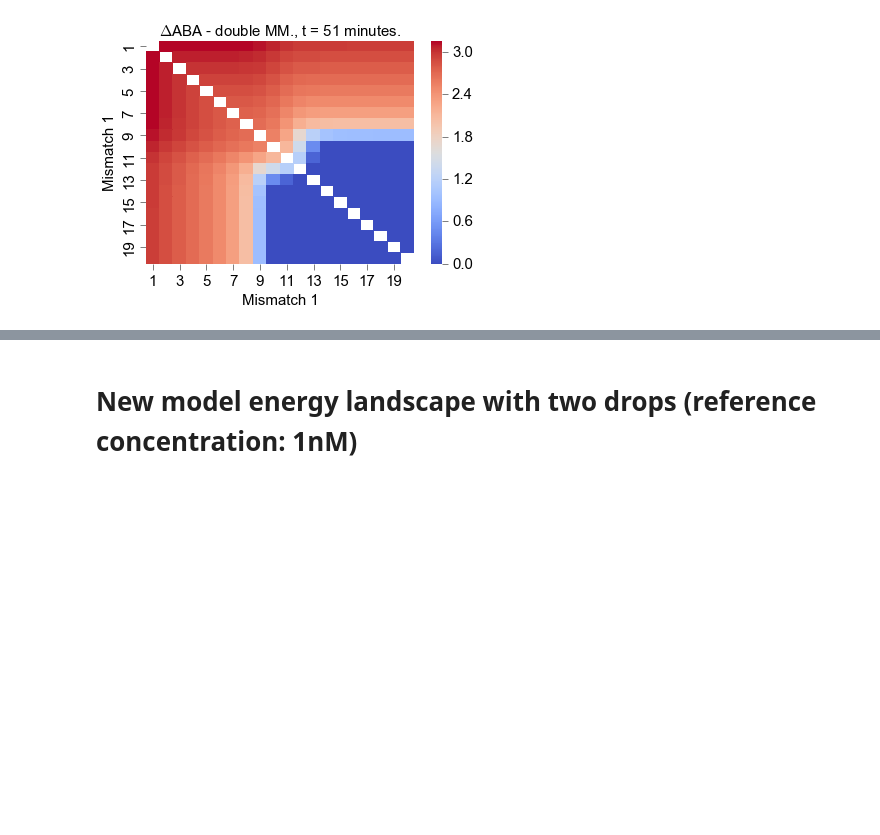
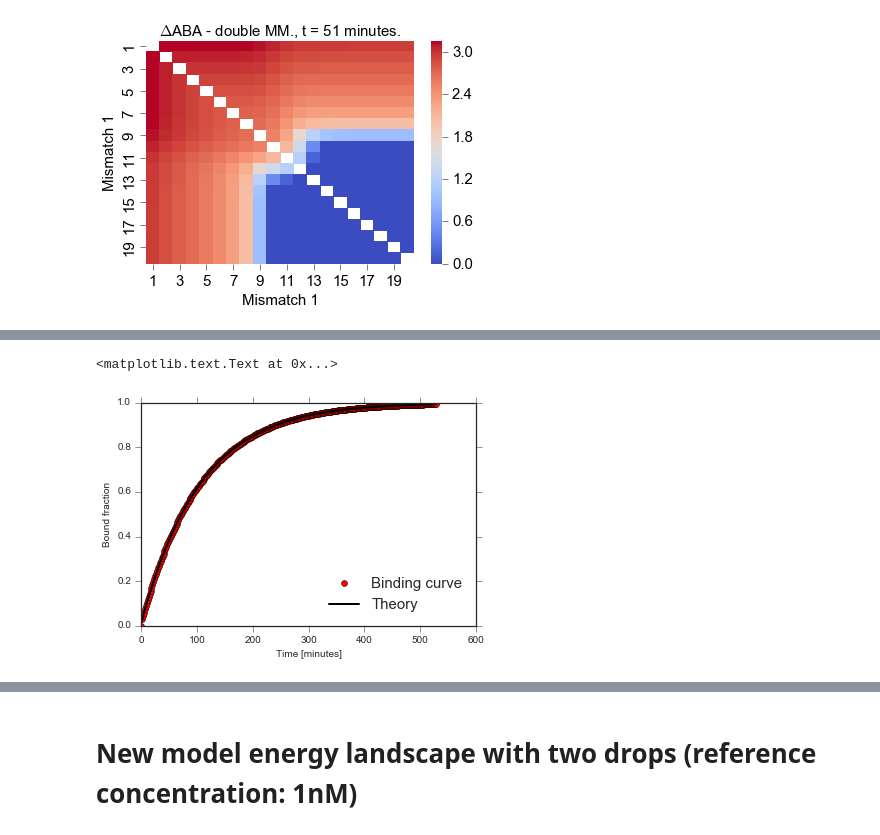
Before and after one commit to martin-depken/Energy-Landscape, a Jupyter notebook: code_ABA_Finkelsteinlab/ABA_toymodel.ipynb, the cells around one changed output, grey strips where cells are left out. Cells and saved outputs as stored; diff of their text form; code cells hidden in the pictures; blank space fills up the shorter version.

```diff
--- a/code_ABA_Finkelsteinlab/ABA_toymodel.ipynb
+++ b/code_ABA_Finkelsteinlab/ABA_toymodel.ipynb
@@ -347,0 +379,21 @@ ax.set_yticklabels(map(lambda x: str(int(x)),ax.get_yticks()+1));
+# %%
+concentrations = 2**np.array(range(0,11))*0.5
+
+reference = 1;
+
+concentration = 1
+
+T_list = list(np.arange(0,5*Ton_eff,100))
+
+P = CalcABA.calc_binding_curve(parameters, concentration, reference, mismatch_positions=[], T_list=T_list, model_id=model_id)
+# %%
+plt.plot(map(lambda t: float(t)/60, T_list), P, 'ro', mfc='r', label='Binding curve')
+plt.plot(map(lambda t: float(t)/60, T_list),
+         map(lambda t: (1-np.exp(-kon_eff*t))+(1.0/(1+np.exp(e_PAM)))*np.exp(-kon_eff*t),T_list),
+         'k-', label='Theory', lw=2)
+plt.legend(loc=4, fontsize=15)
+plt.xlabel('Time [minutes]')
+plt.ylabel('Bound fraction')
+# %% [output]
+<matplotlib.text.Text at 0x...>
+[figure, added]
```
Also changed, not shown: parts of 6 cells of this notebook.
